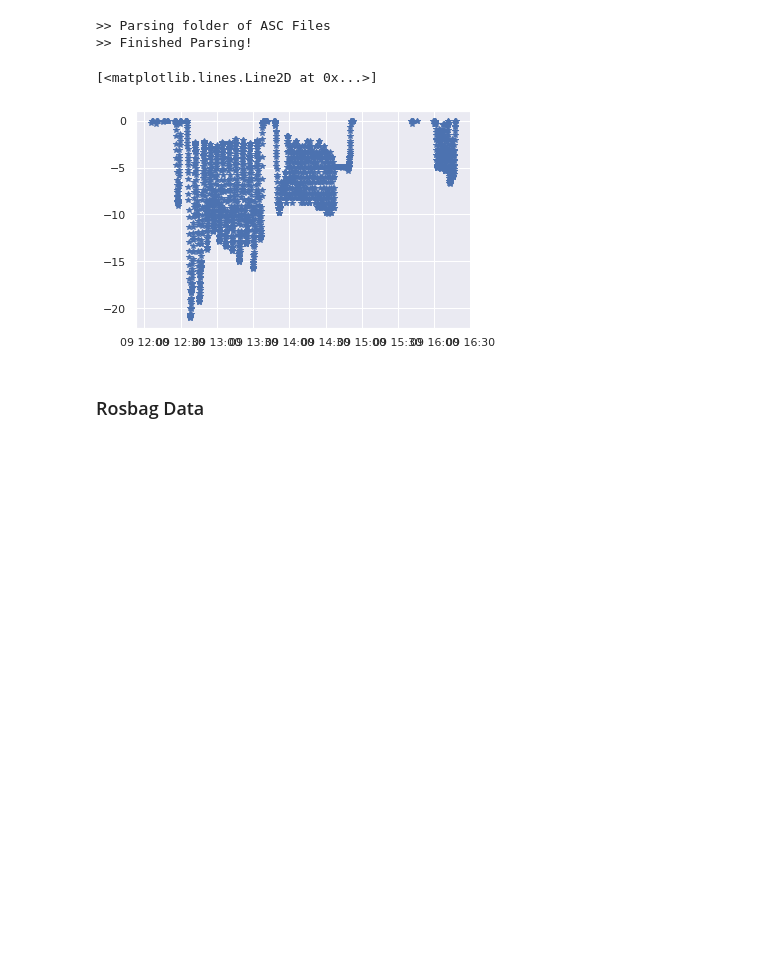
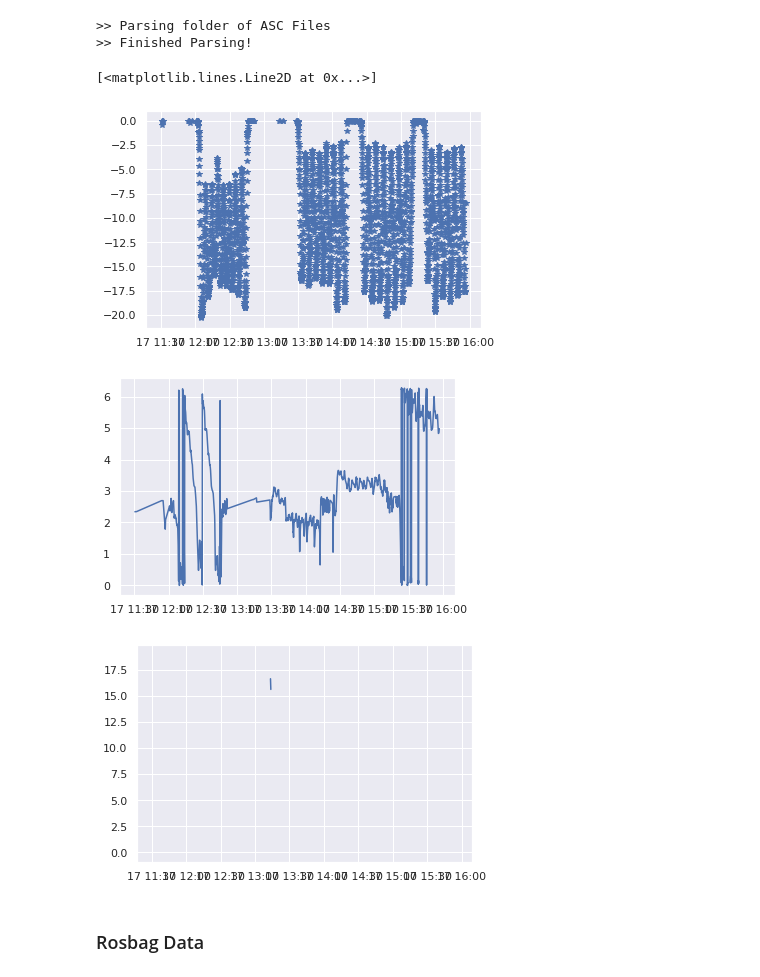
Before and after one commit to gidobot/dvl-nav, a Jupyter notebook: notebook/dvl-navigation-unit770.ipynb, the cells around one changed output. Saved outputs shown, nothing was run; the diff lists cells and outputs as text; code cells hidden in the pictures; blank space fills up the shorter version.

```diff
--- a/notebook/dvl-navigation-unit770.ipynb
+++ b/notebook/dvl-navigation-unit770.ipynb
@@ -100,7 +96,7 @@ print('Done!')
 Done!
 # %%
 #filepath = '/home/gburgess/dvl-nav/data/field_data/buzz_bay/dec_15/'
-filepath = '/home/gburgess/dvl-nav/data/field_data/puerto_rico/mar9/'
+filepath = '/home/gburgess/dvl-nav/data/field_data/puerto_rico/mar17/'
 # %% [markdown]
 ---
 <a id='load-and-parse-data'></a>
@@ -137,12 +131,22 @@ ts_flight = SlocumFlightController.SlocumFlightController.from_directory(directo
 >> Parsing folder of ASC Files
 >> Finished Parsing!
 # %%
+s = 0
+e = -1
 plt.figure()
 #plt.plot(ts_flight.df.m_pitch*180/3.14)
-plt.plot(ts_flight.df.m_depth*-1, '*')
+plt.plot(ts_flight.df.m_depth[s:e]*-1, '*')
+
+plt.figure()
+plt.plot(ts_flight.df.m_heading[s:e])
+
+plt.figure()
+plt.plot(ts_flight.df.m_raw_altitude[s:e])
 # %% [output]
 [<matplotlib.lines.Line2D at 0x...>]
-[figure, old version]
+[figure, new version]
+[figure, added]
+[figure, added]
 # %% [markdown]
 <a id='import-rosbag-data'></a>
 ### Rosbag Data
```
Also changed, not shown: parts of 31 cells of this notebook.
